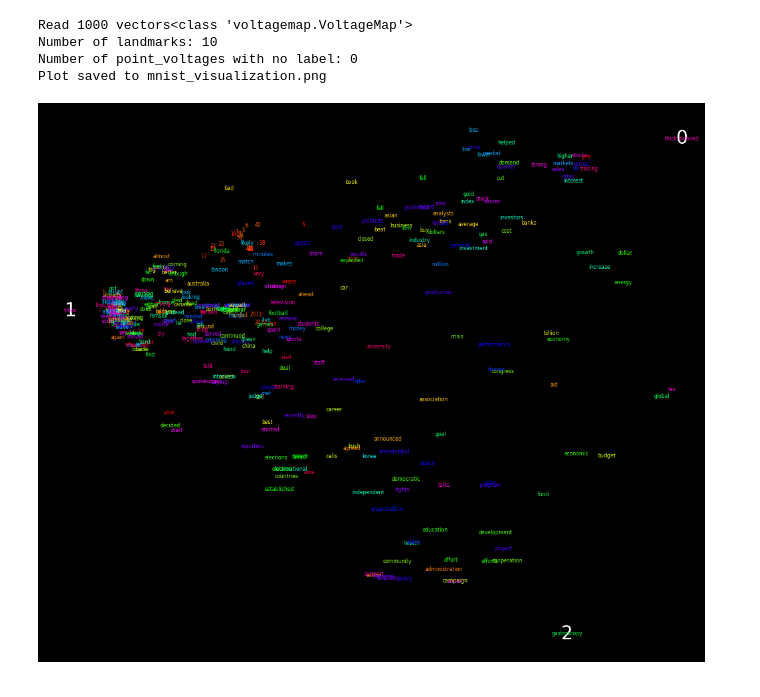
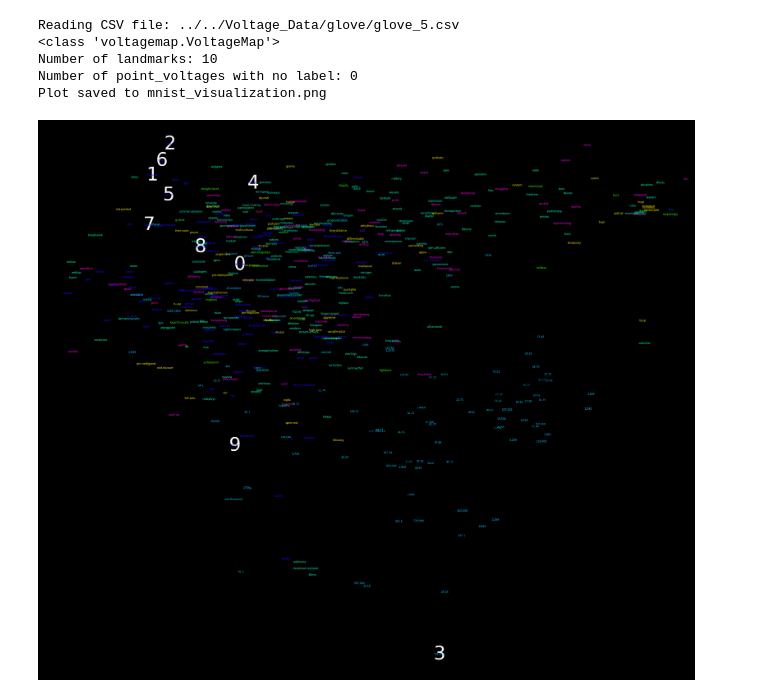
Before and after one commit to IceGawd/VoltageDimentionalReduction, a Jupyter notebook: notebooks/NewGLoVE.ipynb, the cells around one changed output. Drawn from its saved outputs; the diff is of its cells as text; code cells hidden in the pictures.

```diff
--- a/notebooks/NewGLoVE.ipynb
+++ b/notebooks/NewGLoVE.ipynb
@@ -33,5 +37,5 @@ importlib.reload(mnistVisuals)
 # %%
-config.params['file_path']= '../../Voltage_Data/glove/glove.6B.300d.txt'
+config.params['file_path']= '../../Voltage_Data/glove/glove_2.csv'
 config.params['split_char']= ' '
 config.params['normalize_vecs'] = True
 
@@ -42,7 +46,7 @@ config.params['kmeans_output']= '../../Voltage_Temp/Results/glove.npy'
 config.params['save_data'] = '../../Voltage_Temp/Results/glove_save_data.pkl'
 config.params['k']=10
 config.params['r']=1
-config.params['alpha']=0.1
+config.params['kmeans_alpha']=0.1
 config.params['equalize_centroids']=False
 config.params['NoOfLandmarks']=10
 config.params['DepthOfLandmarkSearch']=100
@@ -92,6 +84,7 @@ with open(config.params['save_data'], 'rb') as f:
 voltages = data_to_save['voltage_map']
 centroids = data_to_save['centroids']
 label_counts = data_to_save['label_counts']
+centroid_others = data_to_save['centroid_others']
 points = voltages.voltage_array()
 transformed_points = visualHelpers.transform(points, 'pca')
 # %%
@@ -111,10 +106,11 @@ Plot saved to mnist_visualization.png
 # %%
-focus_on = np.array([0,1,2])
-mnistVisuals.plot_points_from_file(config.params['file_path'], 1000, points, centroids, voltages, label_counts,
-                                            focus_on=focus_on, element='label', size_threshold=0, ratio_threshold=0)
+focus_on = np.array([0,1,2,3,4,5,6,7,8,9])
+mnistVisuals.plot_points_from_file('../../Voltage_Data/glove/glove_5.csv', 500, points, centroids, voltages, label_counts, centroid_others,
+                                            focus_on=focus_on, element='word', size_threshold=0, ratio_threshold=0, percent_size=0.005)
 # %% [output]
-Read 1000 vectors<class 'voltagemap.VoltageMap'>
+Reading CSV file: ../../Voltage_Data/glove/glove_5.csv
+<class 'voltagemap.VoltageMap'>
 Number of landmarks: 10
 Number of point_voltages with no label: 0
 Plot saved to mnist_visualization.png
-[figure, old version]
+[figure, new version]
```
Also changed, not shown: parts of 6 cells of this notebook, 7 other files.
